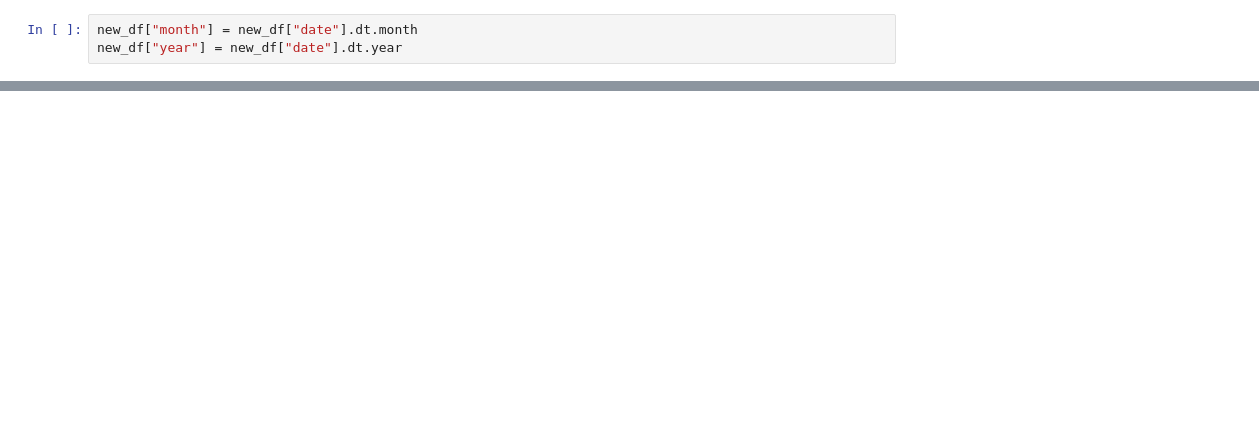
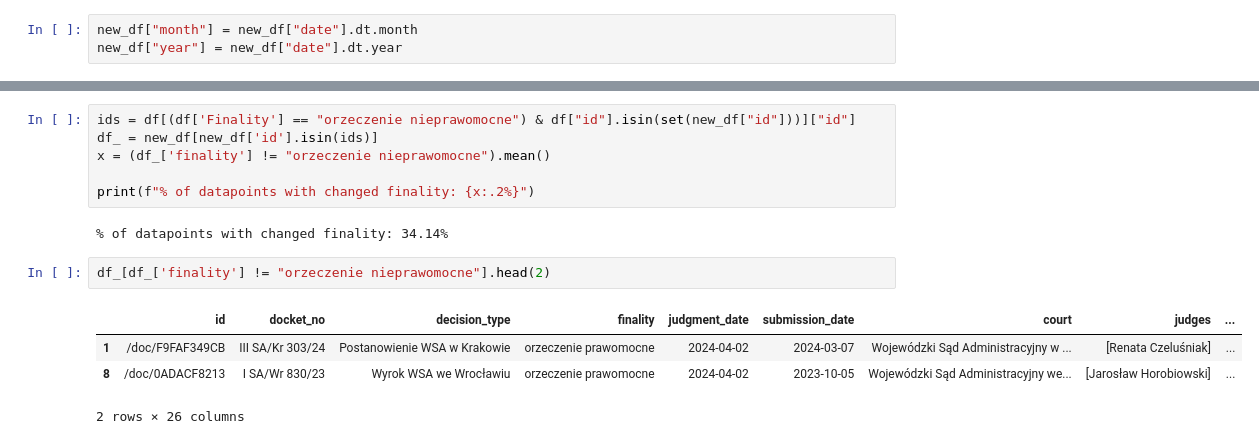
Before and after one commit to pwr-ai/JuDDGES, a Jupyter notebook: dev_notebooks/3_nsa_update_analysis.ipynb, the cells around one changed output, grey strips where cells are left out. Saved outputs shown, nothing was run; the diff lists cells and outputs as text; blank space fills up the shorter version.

```diff
--- a/dev_notebooks/3_nsa_update_analysis.ipynb
+++ b/dev_notebooks/3_nsa_update_analysis.ipynb
@@ -246,0 +354,15 @@ plt.show()
+# %%
+ids = df[(df['Finality'] == "orzeczenie nieprawomocne") & df["id"].isin(set(new_df["id"]))]["id"]
+df_ = new_df[new_df['id'].isin(ids)]
+x = (df_['finality'] != "orzeczenie nieprawomocne").mean()
+
+print(f"% of datapoints with changed finality: {x:.2%}")
+# %% [output]
+% of datapoints with changed finality: 34.14%
+# %%
+df_[df_['finality'] != "orzeczenie nieprawomocne"].head(2)
+# %% [output]
+|  | id | docket_no | decision_type | finality | judgment_date | submission_date | court | judges | ... |
+| 1 | /doc/F9FAF349CB | III SA/Kr 303/24 | Postanowienie WSA w Krakowie | orzeczenie prawomocne | 2024-04-02 | 2024-03-07 | Wojewódzki Sąd Administracyjny w ... | [Renata Czeluśniak] | ... |
+| 8 | /doc/0ADACF8213 | I SA/Wr 830/23 | Wyrok WSA we Wrocławiu | orzeczenie prawomocne | 2024-04-02 | 2023-10-05 | Wojewódzki Sąd Administracyjny we... | [Jarosław Horobiowski] | ... |
+2 rows × 26 columns
```
Also changed, not shown: parts of 24 cells of this notebook, 1 other file.
